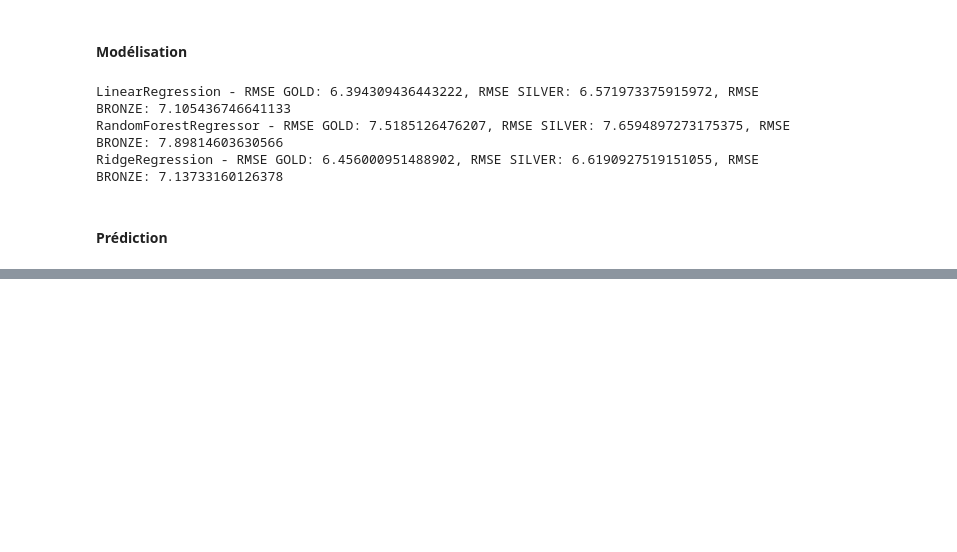
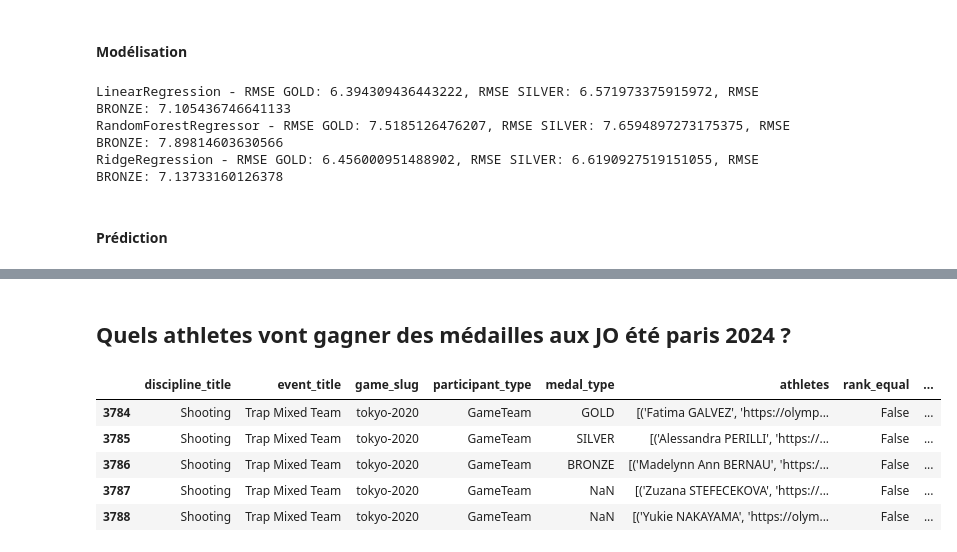
Before and after one commit to IsianDreemrr/HackathonGRP19, a Jupyter notebook: Notebook/Antoine/Prediction_FILES.ipynb, the cells around one changed output, grey strips where cells are left out. Drawn from its saved outputs; the diff is of its cells as text; code cells hidden in the pictures; blank space fills up the shorter version.

```diff
--- a/Notebook/Antoine/jo2024_IA.ipynb
+++ b/Notebook/Antoine/Prediction_FILES.ipynb
@@ -525,3 +525,14 @@ Predictions for RidgeRegression:
 | 22 | Spain | 4.494133 | 5.205368 | 4.749076 |
 | 23 | Norway | 4.436021 | 4.124591 | 4.665691 |
 | 24 | Belgium | 3.349625 | 3.708025 | 4.560050 |
+# %% [markdown]
+## Quels athletes vont gagner des médailles aux JO été paris 2024 ?
+# %%
+summer_olympics.head()
+# %% [output]
+|  | discipline_title | event_title | game_slug | participant_type | medal_type | athletes | rank_equal | ... |
+| 3784 | Shooting | Trap Mixed Team | tokyo-2020 | GameTeam | GOLD | [('Fatima GALVEZ', 'https://olymp... | False | ... |
+| 3785 | Shooting | Trap Mixed Team | tokyo-2020 | GameTeam | SILVER | [('Alessandra PERILLI', 'https://... | False | ... |
+| 3786 | Shooting | Trap Mixed Team | tokyo-2020 | GameTeam | BRONZE | [('Madelynn Ann BERNAU', 'https:/... | False | ... |
+| 3787 | Shooting | Trap Mixed Team | tokyo-2020 | GameTeam | NaN | [('Zuzana STEFECEKOVA', 'https://... | False | ... |
+| 3788 | Shooting | Trap Mixed Team | tokyo-2020 | GameTeam | NaN | [('Yukie NAKAYAMA', 'https://olym... | False | ... |
```
Also changed, not shown: parts of 10 cells of this notebook, 2 other files.
